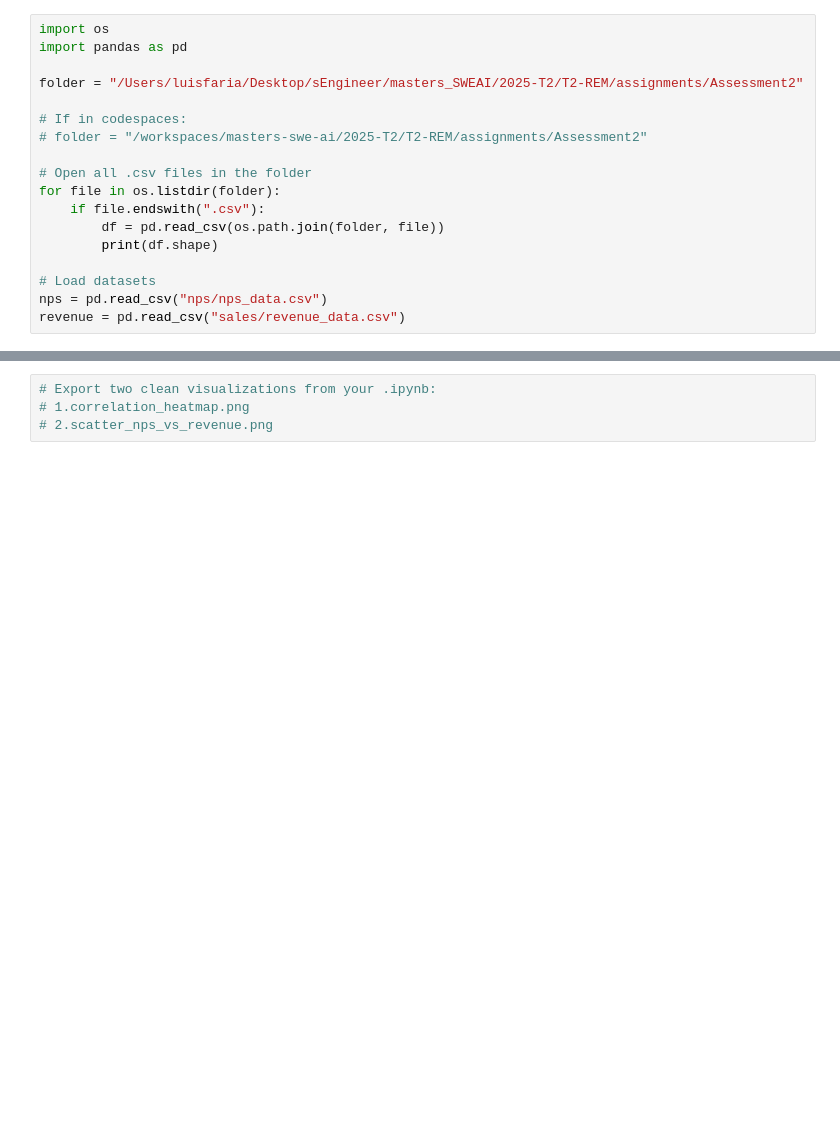
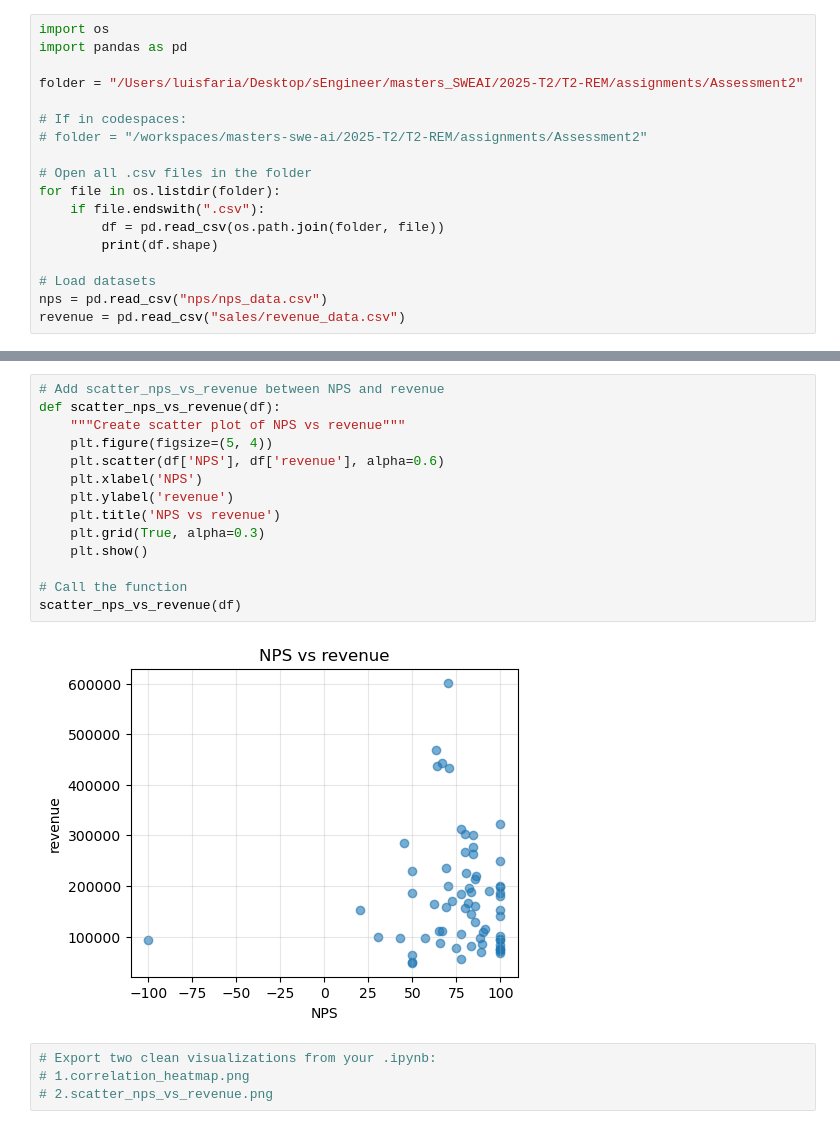
Before and after one commit to lfariabr/masters-swe-ai, a Jupyter notebook: 2025-T2/T2-REM/assignments/Assessment2/analyzer.ipynb, the cells around one changed output, grey strips where cells are left out. Drawn from its saved outputs; the diff is of its cells as text; blank space fills up the shorter version.

```diff
--- a/2025-T2/T2-REM/assignments/Assessment2/analyzer.ipynb
+++ b/2025-T2/T2-REM/assignments/Assessment2/analyzer.ipynb
@@ -56,3 +78,19 @@ corr
+# %%
+# Add scatter_nps_vs_revenue between NPS and revenue
+def scatter_nps_vs_revenue(df):
+    """Create scatter plot of NPS vs revenue"""
+    plt.figure(figsize=(5, 4))
+    plt.scatter(df['NPS'], df['revenue'], alpha=0.6)
+    plt.xlabel('NPS')
+    plt.ylabel('revenue')
+    plt.title('NPS vs revenue')
+    plt.grid(True, alpha=0.3)
+    plt.show()
+
+# Call the function
+scatter_nps_vs_revenue(df)
+# %% [output]
+[figure, added]
 # %%
 # Export two clean visualizations from your .ipynb:
 # 1.correlation_heatmap.png
```
Also changed, not shown: parts of 5 cells of this notebook, 1 other file.
